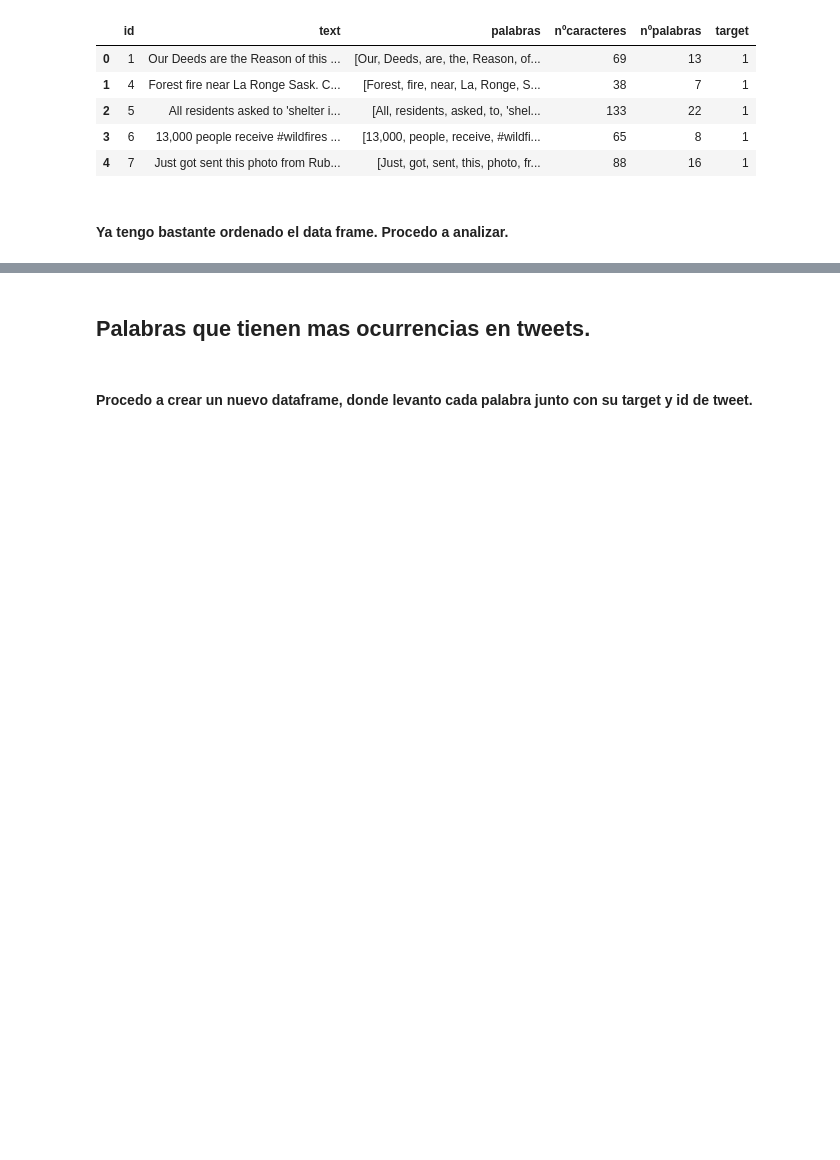
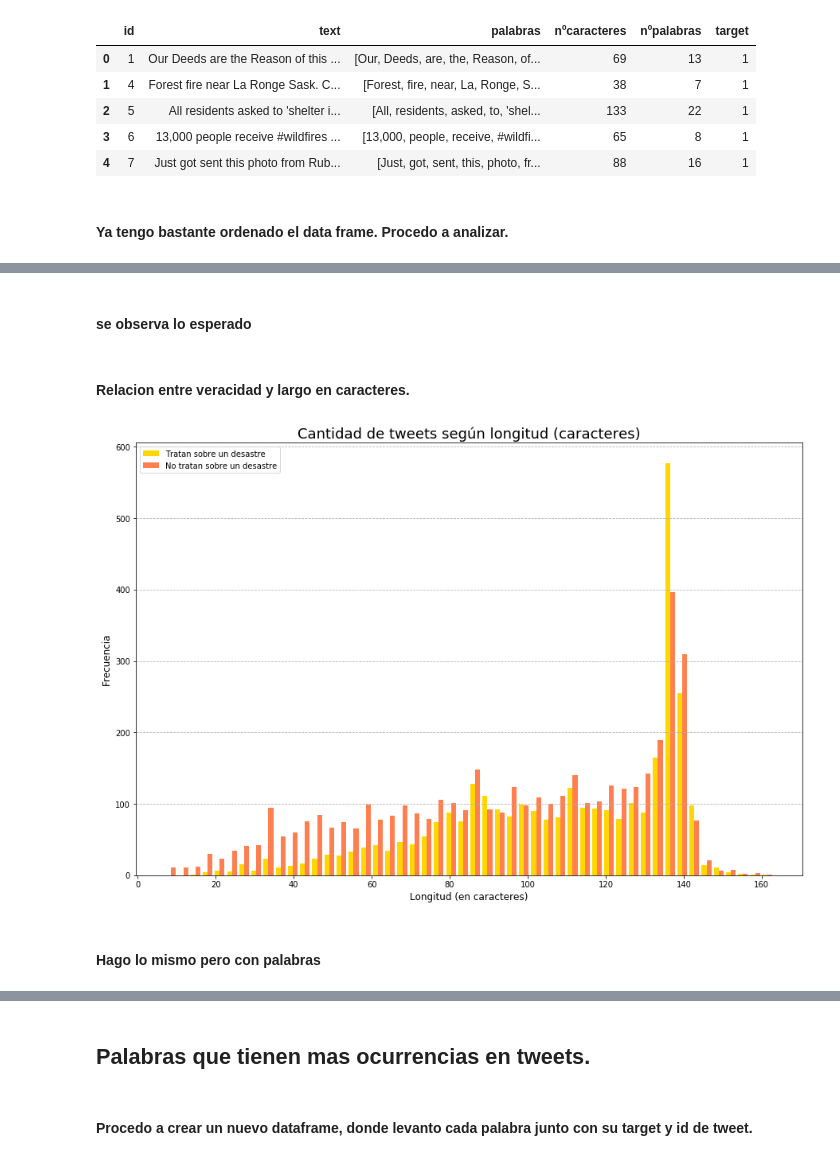
Before and after one commit to RiedelNicolas/TP1-Organizacion-de-Datos, a Jupyter notebook: Nico.ipynb, the cells around one changed output, grey strips where cells are left out. Cells and saved outputs as stored; diff of their text form; code cells hidden in the pictures; blank space fills up the shorter version.

```diff
--- a/Nico.ipynb
+++ b/Nico.ipynb
@@ -122,0 +147,21 @@ tweets.head()
+# %% [markdown]
+#### se observa lo esperado
+# %% [markdown]
+#### Relacion entre veracidad y largo en caracteres.
+# %%
+colores = cmap([0.7,0.4])
+tweets_clima = tweets_largo[tweets_largo['target']==True]['nºcaracteres']
+tweets_no_clima = tweets_largo[tweets_largo['target']==False]['nºcaracteres']
+plt.figure(figsize=(15,10))
+# histogram
+plt.hist([tweets_clima, tweets_no_clima], bins=50, color=['gold','coral'], \
+label=['Tratan sobre un desastre', "No tratan sobre un desastre"])
+plt.title("Cantidad de tweets según longitud (caracteres)", fontsize=18)
+plt.ylabel("Frecuencia", fontsize=12)
+plt.xlabel("Longitud (en caracteres)", fontsize=12)
+plt.legend(prop={'size': 10})
+plt.grid(b=True, axis='y', linestyle='--')
+# %% [output]
+[figure, added]
+# %% [markdown]
+#### Hago lo mismo pero con palabras
```
Also changed, not shown: parts of 30 cells of this notebook.
